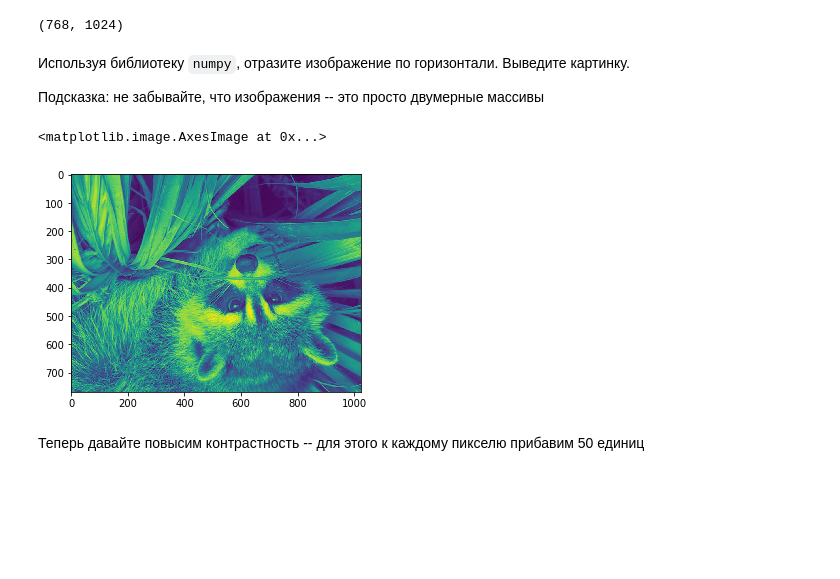
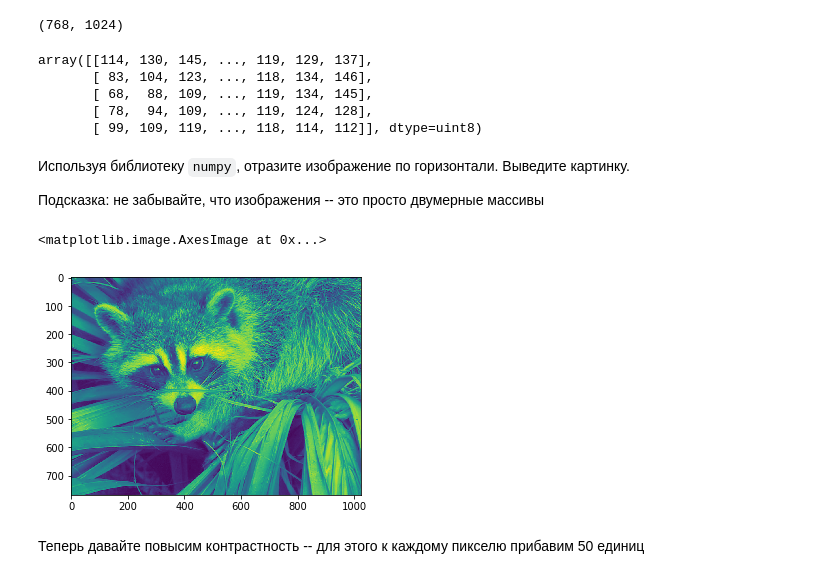
Before and after one commit to denieryd/mipt-deep-learning, a Jupyter notebook: 2. Linear_algebra_numpy/[homework]numpy.ipynb, the cells around one changed output. Drawn from its saved outputs; the diff is of its cells as text; code cells hidden in the pictures; blank space fills up the shorter version.

```diff
--- a/2. Linear_algebra_numpy/[homework]numpy.ipynb
+++ b/2. Linear_algebra_numpy/[homework]numpy.ipynb
@@ -298,17 +312,25 @@ print(pic.shape)
 h, w = pic.shape[0], pic.shape[1]
 # %% [output]
 (768, 1024)
+# %%
+pic[:5]
+# %% [output]
+array([[114, 130, 145, ..., 119, 129, 137],
+       [ 83, 104, 123, ..., 118, 134, 146],
+       [ 68,  88, 109, ..., 119, 134, 145],
+       [ 78,  94, 109, ..., 119, 124, 128],
+       [ 99, 109, 119, ..., 118, 114, 112]], dtype=uint8)
 # %% [markdown]
 Используя библиотеку `numpy`, отразите изображение по горизонтали. Выведите картинку.
 
 Подсказка: не забывайте, что изображения -- это просто двумерные массивы
 # %%
-pic_reflected = pic[::-1]
+pic_reflected = [elem[::-1] for elem in pic]
 
 plt.imshow(pic_reflected)
 # %% [output]
 <matplotlib.image.AxesImage at 0x...>
-[figure, old version]
+[figure, new version]
 # %% [markdown]
 Теперь давайте повысим контрастность -- для этого к каждому пикселю прибавим 50 единиц
 # %%
```
Also changed, not shown: parts of 16 cells of this notebook, 3 other files.
